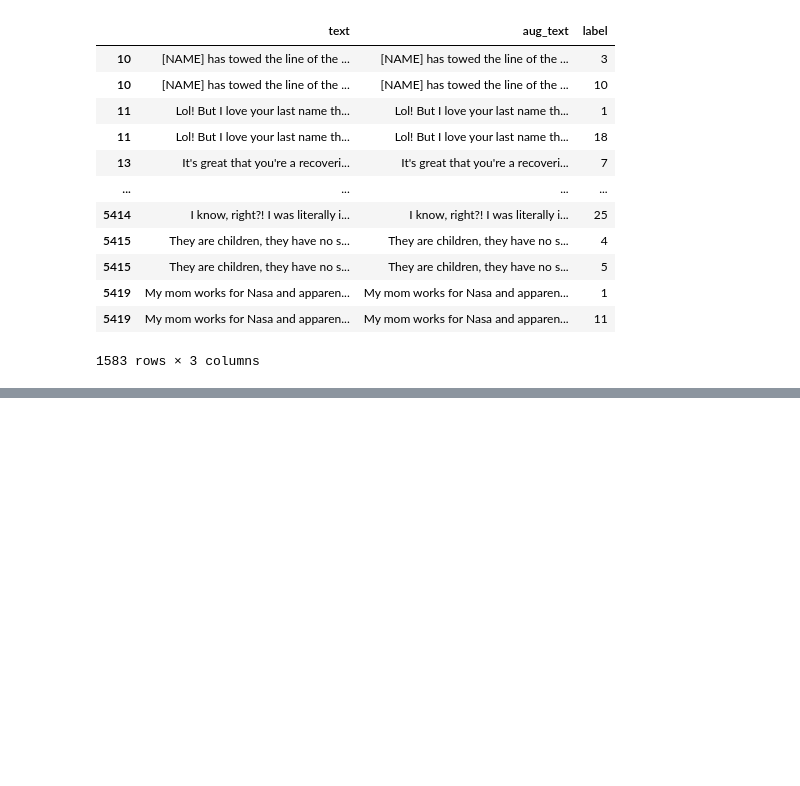
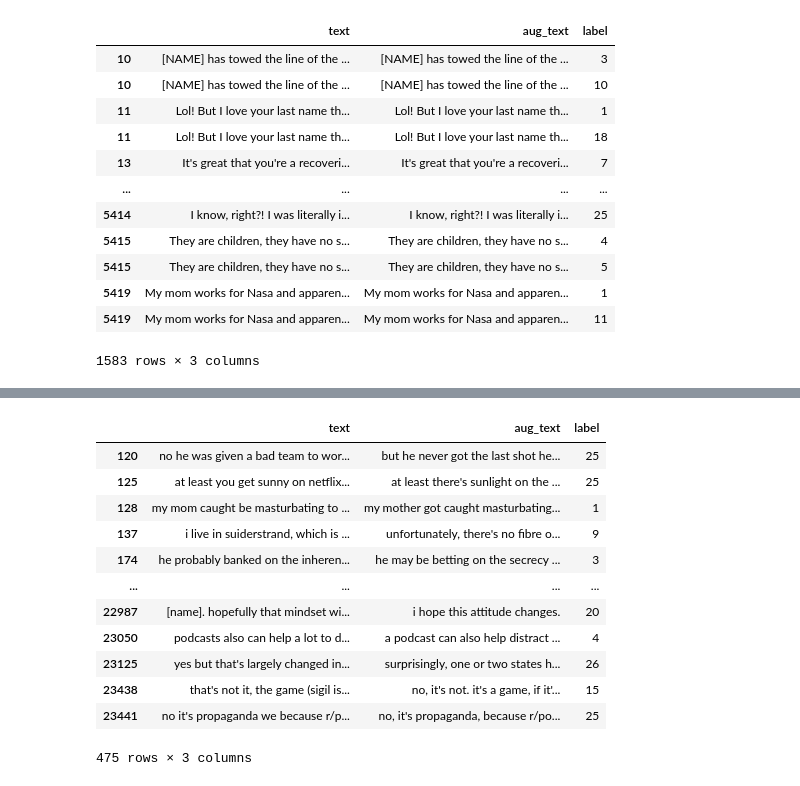
Before and after one commit to WayneWang86/HypEmo, a Jupyter notebook: Error_Analysis/data_processing.ipynb, the cells around one changed output, grey strips where cells are left out. Saved outputs shown, nothing was run; the diff lists cells and outputs as text; code cells hidden in the pictures; blank space fills up the shorter version.

```diff
--- a/Error_Analysis/data_processing.ipynb
+++ b/Error_Analysis/data_processing.ipynb
@@ -235,0 +255,16 @@ test
+# %%
+train_orig[train_orig['text'].str.contains(r'\(', regex=True)]
+# %% [output]
+|  | text | aug_text | label |
+| 120 | no he was given a bad team to wor... | but he never got the last shot he... | 25 |
+| 125 | at least you get sunny on netflix... | at least there's sunlight on the ... | 25 |
+| 128 | my mom caught be masturbating to ... | my mother got caught masturbating... | 1 |
+| 137 | i live in suiderstrand, which is ... | unfortunately, there's no fibre o... | 9 |
+| 174 | he probably banked on the inheren... | he may be betting on the secrecy ... | 3 |
+| ... | ... | ... | ... |
+| 22987 | [name]. hopefully that mindset wi... | i hope this attitude changes. | 20 |
+| 23050 | podcasts also can help a lot to d... | a podcast can also help distract ... | 4 |
+| 23125 | yes but that's largely changed in... | surprisingly, one or two states h... | 26 |
+| 23438 | that's not it, the game (sigil is... | no, it's not. it's a game, if it'... | 15 |
+| 23441 | no it's propaganda we because r/p... | no, it's propaganda, because r/po... | 25 |
+475 rows × 3 columns
```
Also changed, not shown: parts of 5 cells of this notebook, 3 other files.
